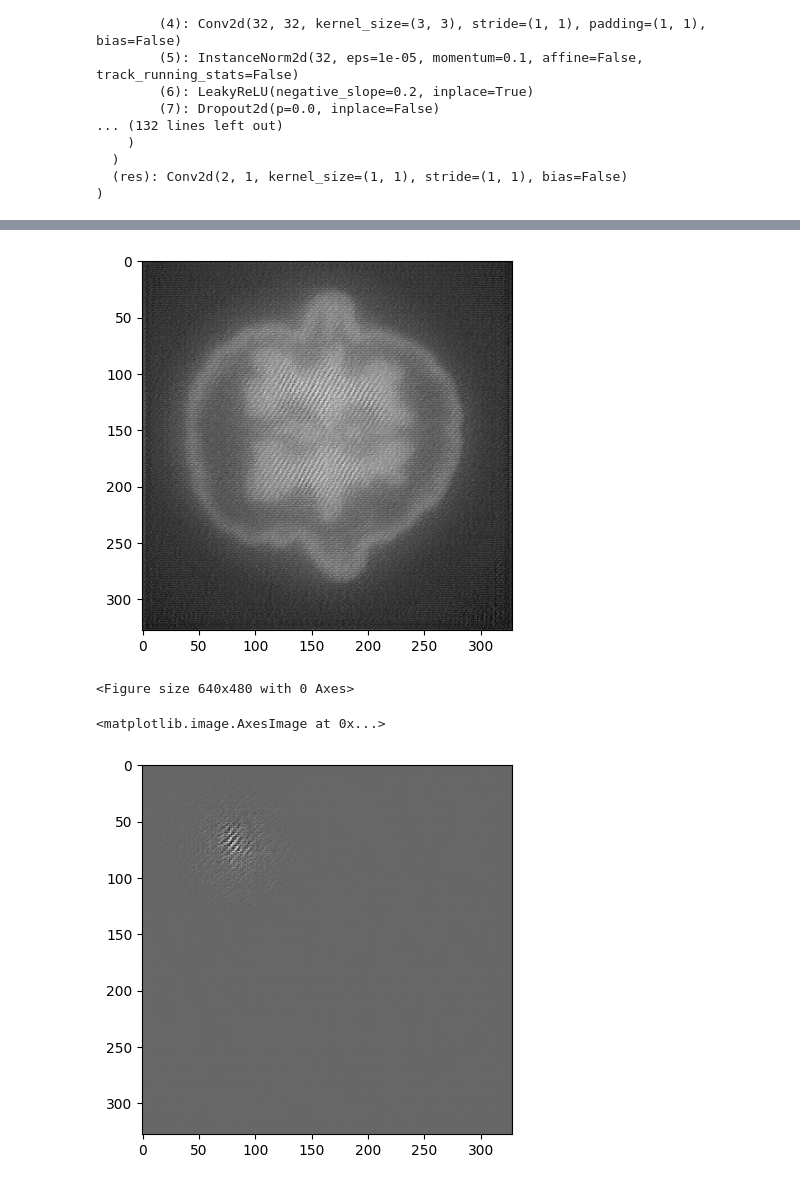
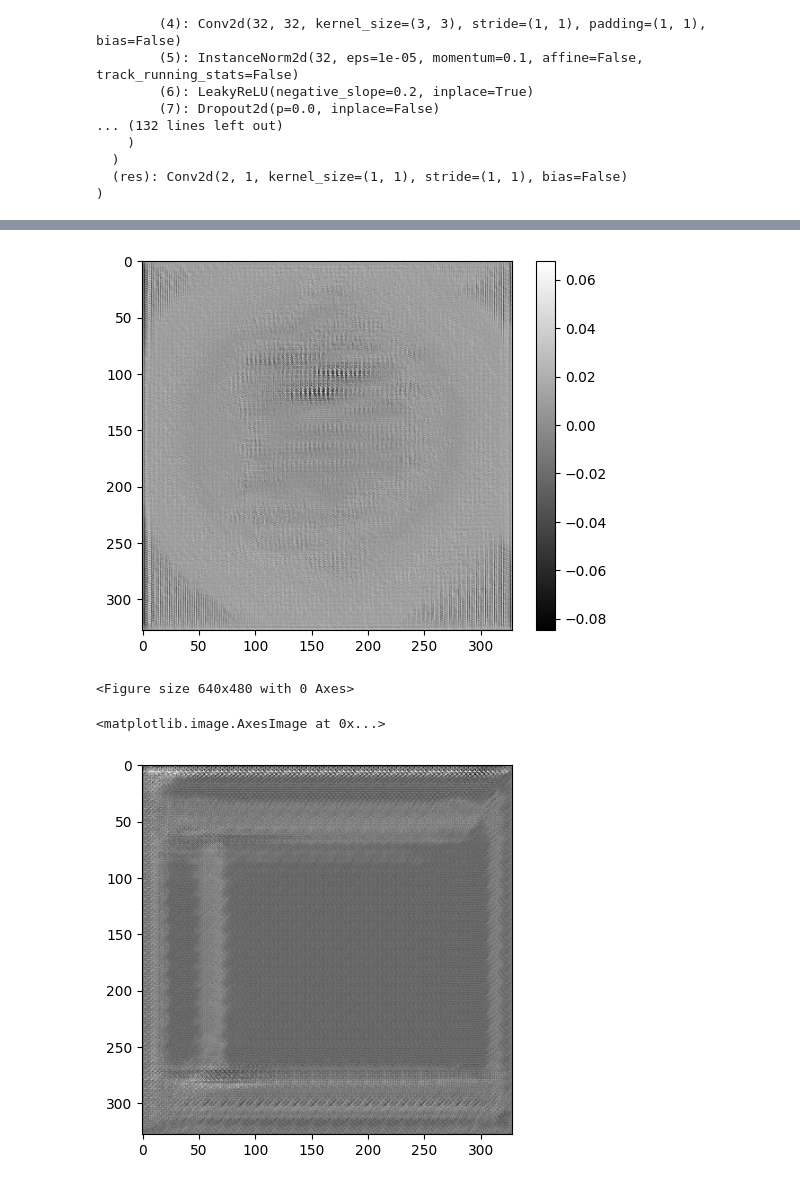
Before and after one commit to HMedeirosDosReis/CompMathStatSci, a Jupyter notebook: Summer2023/walnut/pythonDL/pdg_CNN.ipynb, the cells around one changed output, grey strips where cells are left out. Saved outputs shown, nothing was run; the diff lists cells and outputs as text; code cells hidden in the pictures.

Commit message:
updated python DL scripts to try to use the measurements vector to train the CNN

```diff
--- a/Summer2023/walnut/pythonDL/pdg_CNN.ipynb
+++ b/Summer2023/walnut/pythonDL/pdg_CNN.ipynb
@@ -220,7 +203,10 @@ model = model.to(device) #send to GPU
 #model = torch.load('/content/drive/MyDrive/MarquetteDr/Summer2023/walnut/pythonDL/denoiser_net.pt')
 #model.eval()
 
-model = torch.load('/content/drive/MyDrive/MarquetteDr/Summer2023/walnut/pythonDL/denoiser_net_random_noise.pt')
+#model = torch.load('/content/drive/MyDrive/MarquetteDr/Summer2023/walnut/pythonDL/denoiser_net_random_noise.pt')
+#model.eval()
+
+model = torch.load('/content/drive/MyDrive/MarquetteDr/Summer2023/walnut/pythonDL/denoiser_net_AtA_preconditioned_m.pt')
 model.eval()
 # %% [output]
 UnetModel(
@@ -249,10 +235,10 @@ from scipy.io import loadmat
 # Load data from MATLAB file
 mat_data = loadmat('/content/drive/MyDrive/MarquetteDr/Summer2023/walnut/Data328.mat')
 A = mat_data['A']
-m = mat_data['m']*10
+m = mat_data['m']
 
 # Proximal Gradient Descent
-lambda_val = 0.1
+lambda_val = 0.3
 
 # Define functions
 def f(x):
@@ -278,7 +264,7 @@ def proximal_grad(A, x0, n, lambda_val, f, grad, sigma, tolerance, L):
     tol = tolerance  # Convergence tolerance
 
     # Main loop
-    for k in range(100):
+    for k in range(10):
         z_k = x_k - (tau*grad(x_k))
 
         #  denoise(z_k)
@@ -297,14 +283,14 @@ def proximal_grad(A, x0, n, lambda_val, f, grad, sigma, tolerance, L):
         my_img = z_k.reshape((int(np.sqrt(n)),int( np.sqrt(n))))
         my_img = torch.from_numpy(my_img).to(device).float()
         with torch.no_grad():
-          x_k_new  = model(my_img[None,None,:])[0][0].detach() #unet estimate
+          x_k_new  = my_img+model(my_img[None,None,:])[0][0].detach() #unet estimate
 
         # 'Normal pgd'
-        #mu = lambda_val * tau
+        mu = lambda_val * tau
         #x_k_new = sigma(z_k, mu)
-
-        x_k = x_k_new.cpu().numpy().flatten()
-        cost.append(f(x_k))
+        x_k = x_k + 0.01*x_k_new.cpu().numpy().flatten()
+        #cost.append(f(x_k))
+        print(f(x_k))
 
     return x_k, cost
 
@@ -313,15 +310,16 @@ x, cost = proximal_grad(A, x0, n, lambda_val, f, grad, sigma, tolerance, L)
 # %%
 # Plot results
 import matplotlib.pyplot as plt
 
 plt.figure()
 plt.imshow(x.reshape((int(np.sqrt(n)),int( np.sqrt(n)))), cmap='gray')
+plt.colorbar()
 plt.show()
 
 plt.figure()
 plt.show()
 # %% [output]
-[figure, old version]
+[figure, new version]
 <Figure size 640x480 with 0 Axes>
 # %%
 # Try denoise a single image with the denoiser
@@ -334,16 +332,16 @@ plt.show()
 
 # pad image here, then denoise, then extract the center
 
-noisy_img = torch.randn(512,512).to(device)
-for i in range(1,100):
+noisy_img = torch.zeros(328,328).to(device)
+for i in range(1,10):
   with torch.no_grad():
-    noisy_img  = model(noisy_img[None,None,:])[0][0].detach() #unet estimate
+    noisy_img  =  noisy_img - model(noisy_img[None,None,:])[0][0].detach() #unet estimate
 
 # plot
 plt.imshow(noisy_img.cpu(), cmap="gray")
 # %% [output]
 <matplotlib.image.AxesImage at 0x...>
-[figure, old version]
+[figure, new version]
 # %%
 from torchvision.transforms import v2
 my_img = x.reshape((int(np.sqrt(n)),int( np.sqrt(n))))
```
Also changed, not shown: parts of 3 cells of this notebook, 1 other file.
